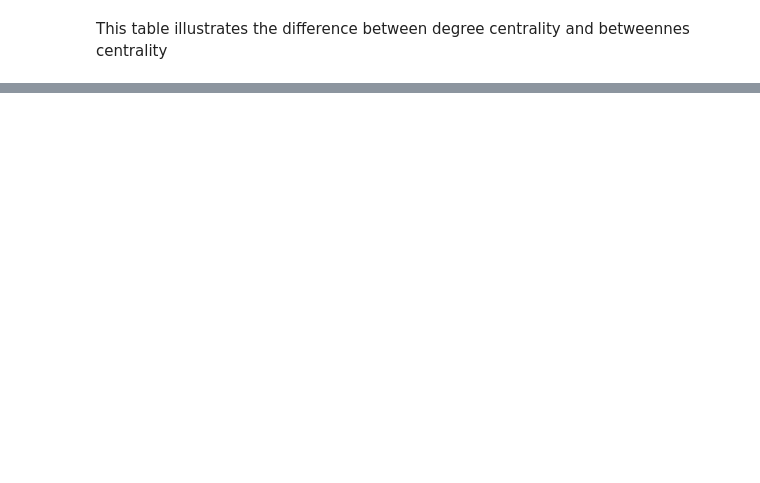
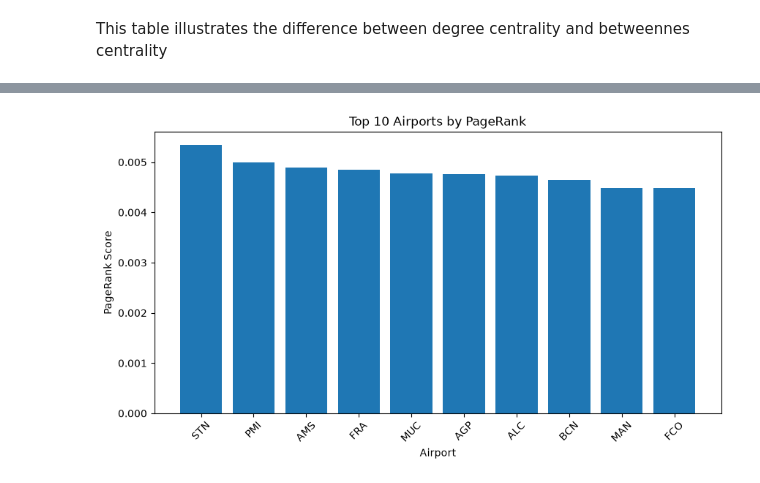
Before and after one commit to onurercen/flightAnalysis, a Jupyter notebook: analysis.ipynb, the cells around one changed output, grey strips where cells are left out. Cells and saved outputs as stored; diff of their text form; code cells hidden in the pictures; blank space fills up the shorter version.

```diff
--- a/analysis.ipynb
+++ b/analysis.ipynb
@@ -521,0 +608,13 @@ This table illustrates the difference between degree centrality and betweennes c
+# %%
+##initiate pagerank
+pagerank = nx.pagerank(G, alpha=0.85)
+##alpha is the damping factor, usually set to 0.85
+# %%
+##dataframe
+pagerank_df = pd.DataFrame(
+    pagerank.items(),
+    columns=["Airport", "PageRank"]
+)
+# %%
+pagerank_df = pagerank_df.sort_values(
+    by="PageRank", ascending=False)
@@ -521,0 +636,21 @@ This table illustrates the difference between degree centrality and betweennes c
+# %%
+##visualize
+top10 = pagerank_df.head(10)
+
+plt.figure(figsize=(10,5))
+
+plt.bar(
+    top10["Airport"],
+    top10["PageRank"]
+)
+
+plt.title("Top 10 Airports by PageRank")
+
+plt.xlabel("Airport")
+plt.ylabel("PageRank Score")
+
+plt.xticks(rotation=45)
+
+plt.show()
+# %% [output]
+[figure, added]
```
Also changed, not shown: parts of 31 cells of this notebook, 1 other file.
